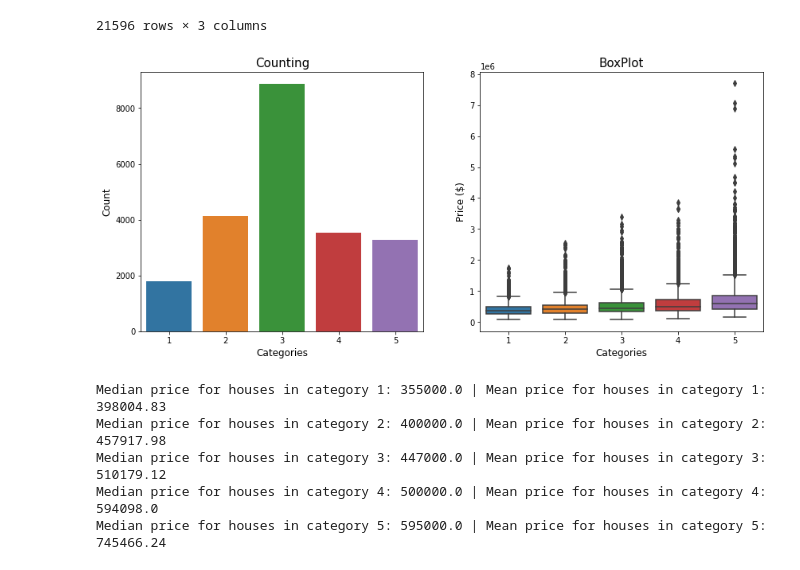
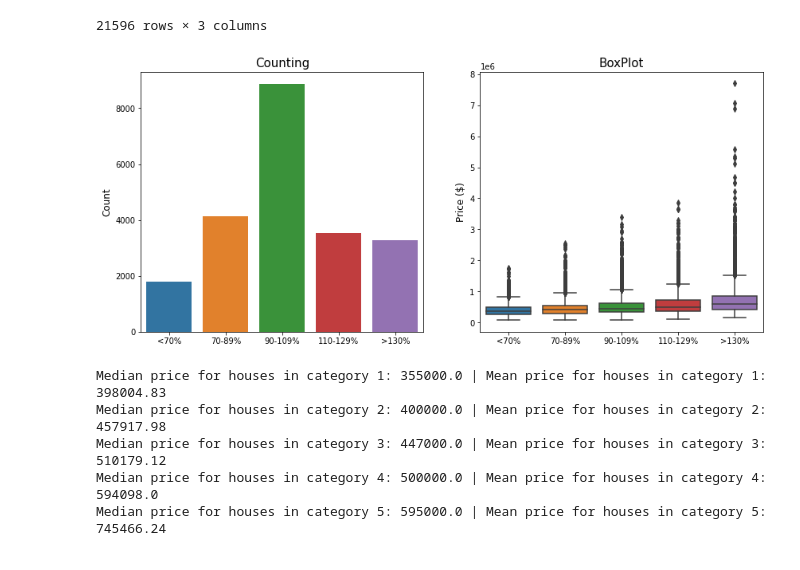
Before and after one commit to vitorlavor/Portfolio_DataScience, a Jupyter notebook: Project_HouseRocket.ipynb, the cells around one changed output. Saved outputs shown, nothing was run; the diff lists cells and outputs as text; code cells hidden in the pictures.

```diff
--- a/Project_HouseRocket.ipynb
+++ b/Project_HouseRocket.ipynb
@@ -697,22 +701,24 @@ data_analysis[['sqft_living', 'sqft_living15','label_gt15']]
 # %%
 plt.figure(figsize = (14, 6))
 
 ax = plt.subplot(121)
 ax = sns.countplot(x="label_gt15", data = data_analysis)
 ax = plt.title('Counting', fontsize = 15)
-ax = plt.xlabel("Categories", fontsize = 12)
+ax = plt.xlabel("", fontsize = 12)
 ax = plt.ylabel("Count", fontsize = 12)
+ax = plt.xticks(np.arange(5), ('<70%', '70-89%', '90-109%', '110-129%', '>130%'))
 
 ax = plt.subplot(122)
 ax = sns.boxplot(x = 'label_gt15', y = 'price', data = data_analysis)
 ax = plt.title('BoxPlot', fontsize = 15)
-ax = plt.xlabel("Categories", fontsize = 12)
+ax = plt.xlabel("", fontsize = 12)
 ax = plt.ylabel("Price ($)", fontsize = 12)
+ax = plt.xticks(np.arange(5), ('<70%', '70-89%', '90-109%', '110-129%', '>130%'))
 
 plt.subplots_adjust(hspace = 0.5)
 plt.show()
 # %% [output]
-[figure, old version]
+[figure, new version]
 # %%
 # Descriptive analysis
 
```
Also changed, not shown: parts of 37 cells of this notebook.
